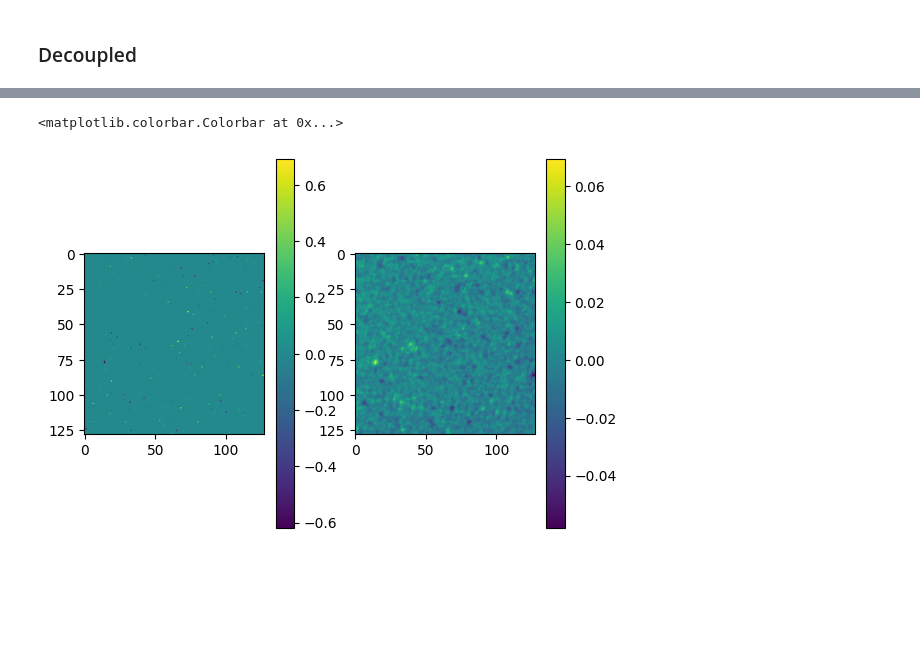
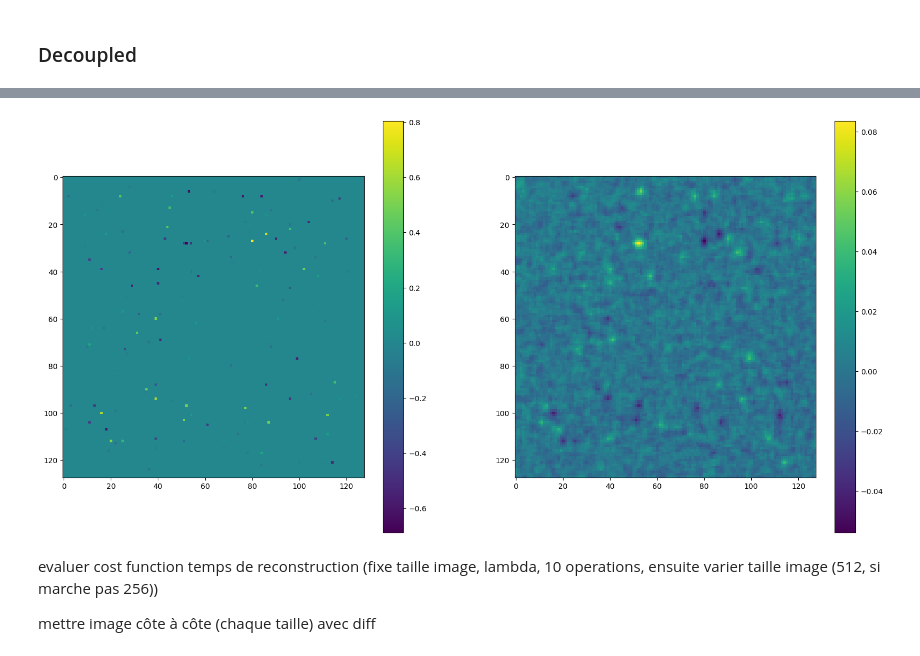
Before and after one commit to vacostaepfl/L1-L2, a Jupyter notebook: main.ipynb, the cells around one changed output, grey strips where cells are left out. Cells and saved outputs as stored; diff of their text form; code cells hidden in the pictures; blank space fills up the shorter version.

```diff
--- a/main.ipynb
+++ b/main.ipynb
@@ -138,12 +138,17 @@ save_widget(fig, lambda1, lambda2, op, psnr, coupled)
 [interactive output not drawn]
 [interactive output not drawn]
 # %%
+plt.figure(figsize=(20,10))
 plt.subplot(121)
-plt.imshow(sparse_rcstr - sparse_rcstr_)
+plt.imshow(sparse_rcstr - sparse_rcstr_, interpolation="none")
 plt.colorbar()
 plt.subplot(122)
-plt.imshow(smooth_rcstr - smooth_rcstr_)
-plt.colorbar()
+plt.imshow(smooth_rcstr - smooth_rcstr_, interpolation="none")
+plt.colorbar();
 # %% [output]
-<matplotlib.colorbar.Colorbar at 0x...>
-[figure, old version]
+[figure, new version]
+# %% [markdown]
+evaluer cost function
+temps de reconstruction (fixe taille image, lambda, 10 operations, ensuite varier taille image (512, si marche pas 256))
+
+mettre image côte à côte (chaque taille) avec diff
```
Also changed, not shown: parts of 7 cells of this notebook, 4 other files.
